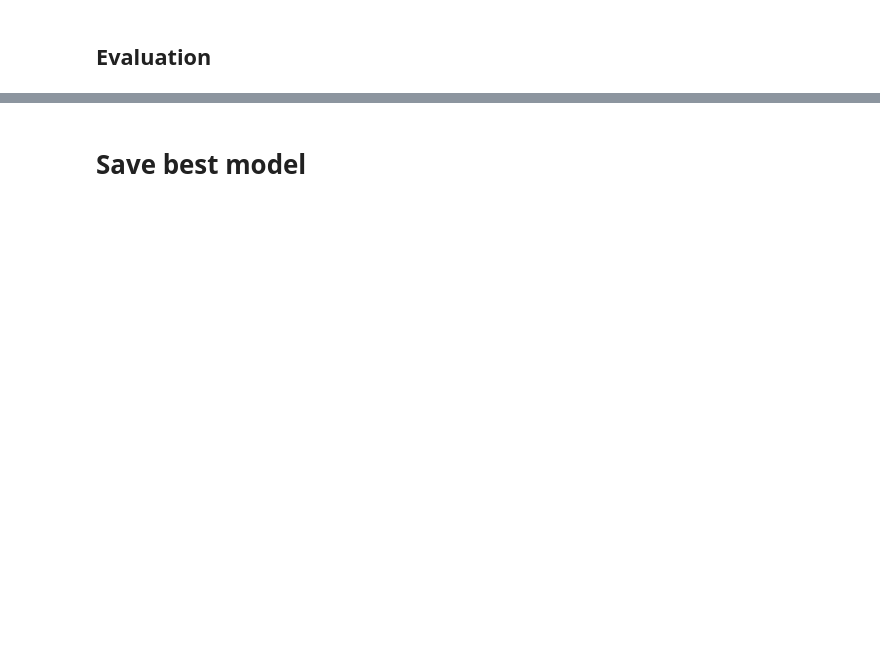
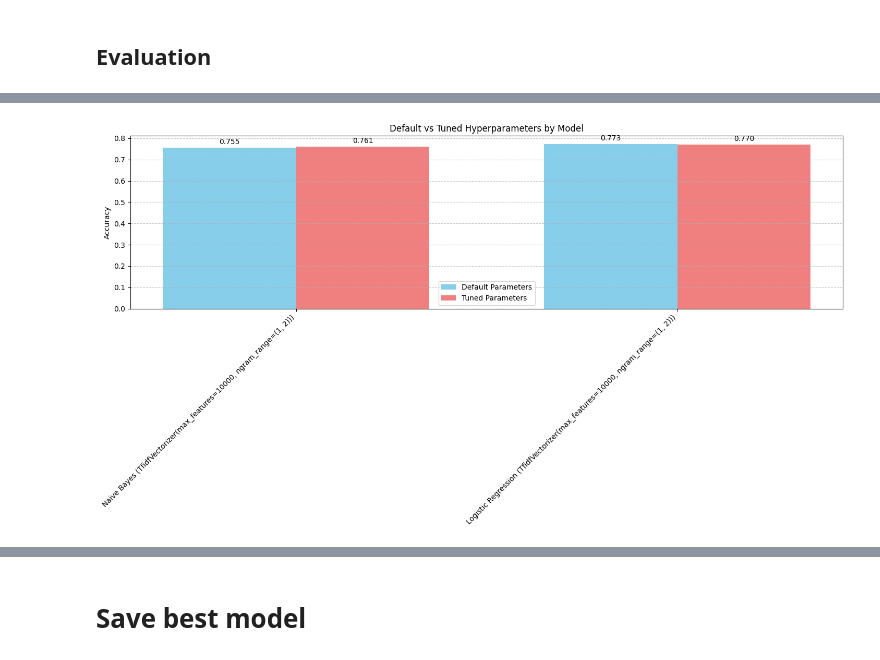
Before and after one commit to Laeti-dev/P7-Sentiments_analysis, a Jupyter notebook: notebooks/P7_basic_ML_models.ipynb, the cells around one changed output, grey strips where cells are left out. Drawn from its saved outputs; the diff is of its cells as text; code cells hidden in the pictures; blank space fills up the shorter version.

```diff
--- a/notebooks/P7_basic_ML_models.ipynb
+++ b/notebooks/P7_basic_ML_models.ipynb
@@ -1768,0 +1508,83 @@ display(tuned_results_df)
+# %%
+# Compare performance of models with default parameters vs tuned hyperparameters
+# This helps identify which models benefit most from hyperparameter tuning
+
+# First, wait for tuned model results to be available
+if 'tuned_results_df' not in locals() or tuned_results_df.empty:
+    print("No tuned model results available yet. Run the hyperparameter tuning cells first.")
+else:
+    # Merge basic and tuned results
+    comparison_df = pd.DataFrame()
+
+    for model in tuned_results_df['Model'].unique():
+        for vec in tuned_results_df['Strategy'].unique():
+            # Get the basic model result
+            basic = results_df[(results_df['Model'] == model) & (results_df['Strategy'] == vec)]
+
+            # Try to find the corresponding tuned model
+            tuned = tuned_results_df[(tuned_results_df['Model'] == model) & (tuned_results_df['Strategy'] == vec)]
+
+            if not basic.empty:
+                row = {
+                    'Model': model,
+                    'Vectorization': basic['Vectorization'].values[0] if not basic.empty else None,
+                    'Default_Accuracy': basic['Accuracy'].values[0] if not basic.empty else None,
+                    'Tuned_Accuracy': tuned['Accuracy'].values[0] if not tuned.empty else None,
+                    'Default_Specificity': basic['Specificity'].values[0] if not basic.empty else None,
+                    'Tuned_Specificity': tuned['Specificity'].values[0] if not tuned.empty else None,
+                    'Default_ROC_AUC': basic['ROC AUC'].values[0] if not basic.empty else None,
+                    'Tuned_ROC_AUC': tuned['ROC AUC'].values[0] if not tuned.empty else None,
+                }
+
+                # Calculate improvement from tuning
+                if not tuned.empty:
+                    row['Accuracy_Improvement'] = row['Tuned_Accuracy'] - row['Default_Accuracy']
+                    row['Specificity_Improvement'] = row['Tuned_Specificity'] - row['Default_Specificity']
+                    row['ROC_AUC_Improvement'] = row['Tuned_ROC_AUC'] - row['Default_ROC_AUC']
+
+                comparison_df = pd.concat([comparison_df, pd.DataFrame([row])], ignore_index=True)
+
+    if not comparison_df.empty:
+        # Sort by accuracy improvement
+        comparison_df = comparison_df.sort_values(by='Accuracy_Improvement', ascending=False)
+
+        # Display the comparison
+        display(comparison_df)
+
+        # Plot the improvements
+        plt.figure(figsize=(15, 8))
+
+        # Create a grouped bar chart showing default vs tuned performance
+        models = comparison_df['Model'] + " (" + comparison_df['Vectorization'] + ")"
+        x = np.arange(len(models))
+        width = 0.35
+
+        fig, ax = plt.subplots(figsize=(15, 8))
+        rects1 = ax.bar(x - width/2, comparison_df['Default_Accuracy'], width, label='Default Parameters', color='skyblue')
+        rects2 = ax.bar(x + width/2, comparison_df['Tuned_Accuracy'], width, label='Tuned Parameters', color='lightcoral')
+
+        ax.set_ylabel('Accuracy')
+        ax.set_title('Default vs Tuned Hyperparameters by Model')
+        ax.set_xticks(x)
+        ax.set_xticklabels(models, rotation=45, ha='right')
+        ax.legend()
+        ax.grid(axis='y', linestyle='--', alpha=0.7)
+
+        # Add value labels on the bars
+        def autolabel(rects):
+            for rect in rects:
+                height = rect.get_height()
+                ax.annotate(f'{height:.3f}',
+                            xy=(rect.get_x() + rect.get_width() / 2, height),
+                            xytext=(0, 3),  # 3 points vertical offset
+                            textcoords="offset points",
+                            ha='center', va='bottom')
+
+        autolabel(rects1)
+        autolabel(rects2)
+
+        plt.tight_layout()
+        plt.show()
+    else:
+        print("No comparison data available.")
+# %% [output]
@@ -1768,0 +1595 @@ display(tuned_results_df)
+[figure, added]
```
Also changed, not shown: parts of 30 cells of this notebook, 4 other files.
